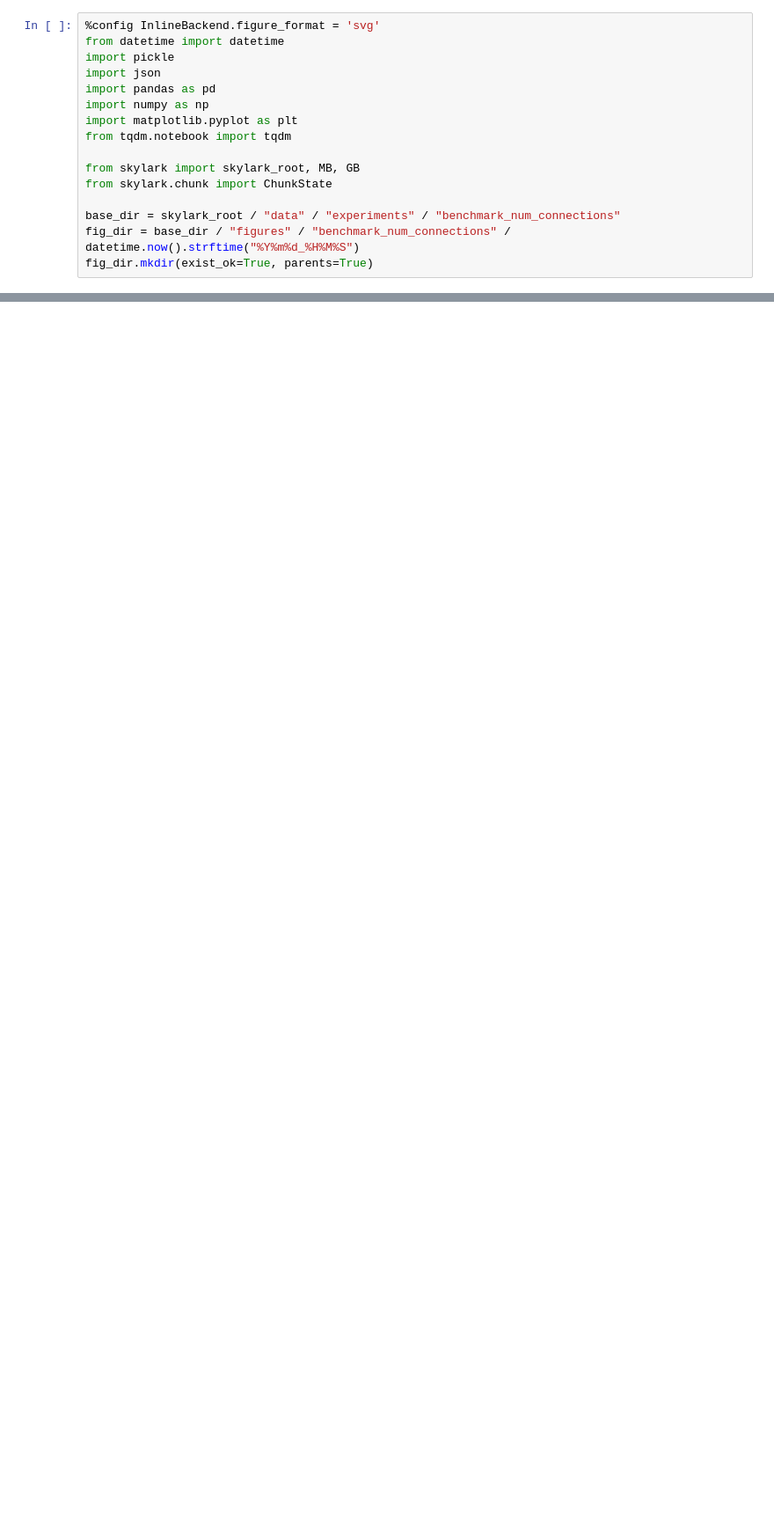
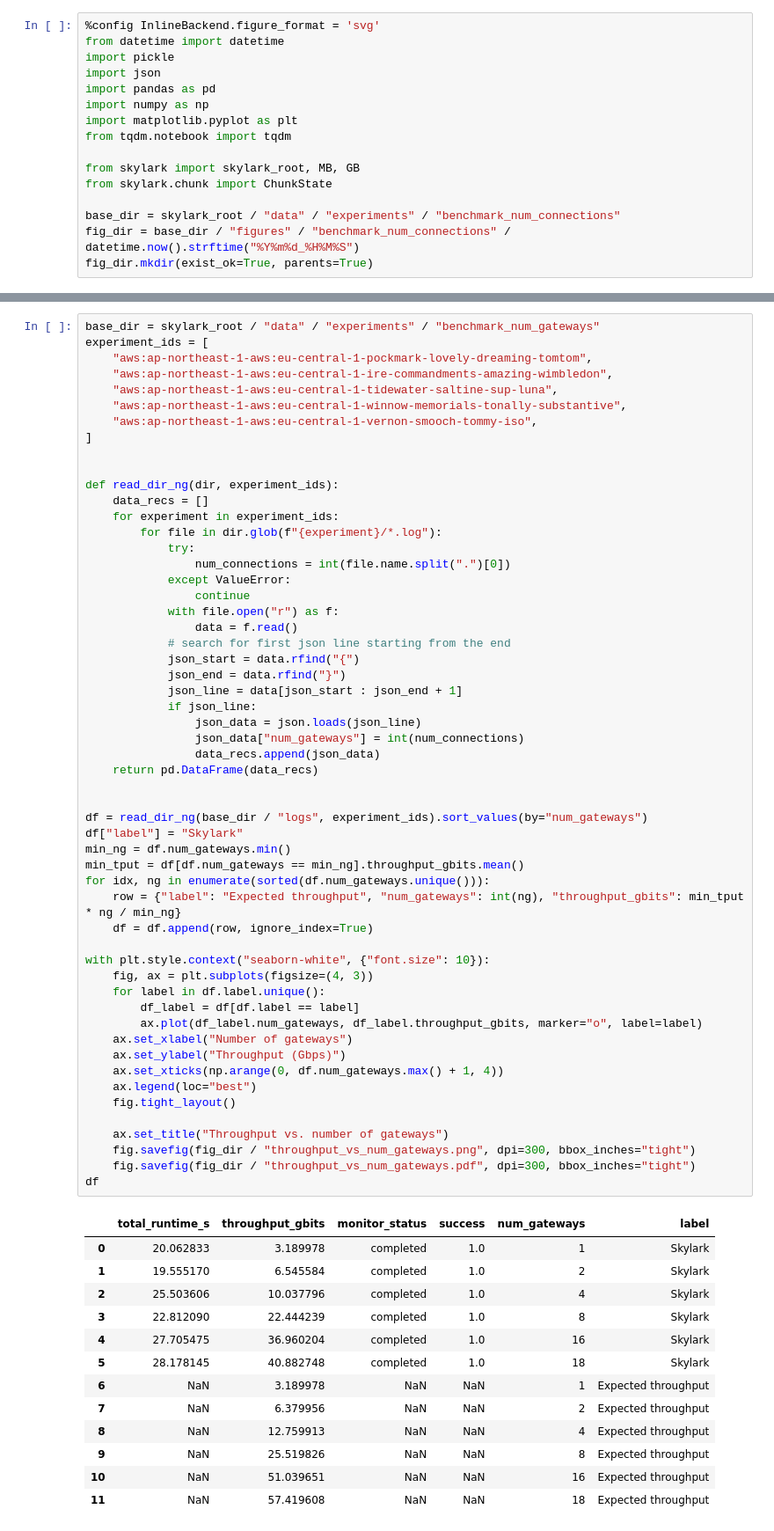
Before and after one commit to skyplane-project/skyplane, a Jupyter notebook: nb/01-12-2022_plot_multiple_connections.ipynb, the cells around one changed output, grey strips where cells are left out. Shown at 88% size. Drawn from its saved outputs; the diff is of its cells as text; blank space fills up the shorter version.

Commit message:
Benchmark multiple gateways (#53)

```diff
--- a/nb/01-12-2022_plot_multiple_connections.ipynb
+++ b/nb/01-12-2022_plot_multiple_connections.ipynb
@@ -67,3 +67,72 @@ with plt.style.context("seaborn-white", {"font.size": 10}):
     fig.savefig(fig_dir / "throughput_vs_num_connections.pdf", dpi=300, bbox_inches="tight")
 # %% [output]
 [drawing not drawn]
+# %%
+base_dir = skylark_root / "data" / "experiments" / "benchmark_num_gateways"
+experiment_ids = [
+    "aws:ap-northeast-1-aws:eu-central-1-pockmark-lovely-dreaming-tomtom",
+    "aws:ap-northeast-1-aws:eu-central-1-ire-commandments-amazing-wimbledon",
+    "aws:ap-northeast-1-aws:eu-central-1-tidewater-saltine-sup-luna",
+    "aws:ap-northeast-1-aws:eu-central-1-winnow-memorials-tonally-substantive",
+    "aws:ap-northeast-1-aws:eu-central-1-vernon-smooch-tommy-iso",
+]
+
+
+def read_dir_ng(dir, experiment_ids):
+    data_recs = []
+    for experiment in experiment_ids:
+        for file in dir.glob(f"{experiment}/*.log"):
+            try:
+                num_connections = int(file.name.split(".")[0])
+            except ValueError:
+                continue
+            with file.open("r") as f:
+                data = f.read()
+            # search for first json line starting from the end
+            json_start = data.rfind("{")
+            json_end = data.rfind("}")
+            json_line = data[json_start : json_end + 1]
+            if json_line:
+                json_data = json.loads(json_line)
+                json_data["num_gateways"] = int(num_connections)
+                data_recs.append(json_data)
+    return pd.DataFrame(data_recs)
+
+
+df = read_dir_ng(base_dir / "logs", experiment_ids).sort_values(by="num_gateways")
+df["label"] = "Skylark"
+min_ng = df.num_gateways.min()
+min_tput = df[df.num_gateways == min_ng].throughput_gbits.mean()
+for idx, ng in enumerate(sorted(df.num_gateways.unique())):
+    row = {"label": "Expected throughput", "num_gateways": int(ng), "throughput_gbits": min_tput * ng / min_ng}
+    df = df.append(row, ignore_index=True)
+
+with plt.style.context("seaborn-white", {"font.size": 10}):
+    fig, ax = plt.subplots(figsize=(4, 3))
+    for label in df.label.unique():
+        df_label = df[df.label == label]
+        ax.plot(df_label.num_gateways, df_label.throughput_gbits, marker="o", label=label)
+    ax.set_xlabel("Number of gateways")
+    ax.set_ylabel("Throughput (Gbps)")
+    ax.set_xticks(np.arange(0, df.num_gateways.max() + 1, 4))
+    ax.legend(loc="best")
+    fig.tight_layout()
+
+    ax.set_title("Throughput vs. number of gateways")
+    fig.savefig(fig_dir / "throughput_vs_num_gateways.png", dpi=300, bbox_inches="tight")
+    fig.savefig(fig_dir / "throughput_vs_num_gateways.pdf", dpi=300, bbox_inches="tight")
+df
+# %% [output]
+|  | total_runtime_s | throughput_gbits | monitor_status | success | num_gateways | label |
+| 0 | 20.062833 | 3.189978 | completed | 1.0 | 1 | Skylark |
+| 1 | 19.555170 | 6.545584 | completed | 1.0 | 2 | Skylark |
+| 2 | 25.503606 | 10.037796 | completed | 1.0 | 4 | Skylark |
+| 3 | 22.812090 | 22.444239 | completed | 1.0 | 8 | Skylark |
+| 4 | 27.705475 | 36.960204 | completed | 1.0 | 16 | Skylark |
+| 5 | 28.178145 | 40.882748 | completed | 1.0 | 18 | Skylark |
+| 6 | NaN | 3.189978 | NaN | NaN | 1 | Expected throughput |
+| 7 | NaN | 6.379956 | NaN | NaN | 2 | Expected throughput |
+| 8 | NaN | 12.759913 | NaN | NaN | 4 | Expected throughput |
+| 9 | NaN | 25.519826 | NaN | NaN | 8 | Expected throughput |
+| 10 | NaN | 51.039651 | NaN | NaN | 16 | Expected throughput |
+| 11 | NaN | 57.419608 | NaN | NaN | 18 | Expected throughput |
```
Also changed, not shown: parts of 1 cell of this notebook, 5 other files.
